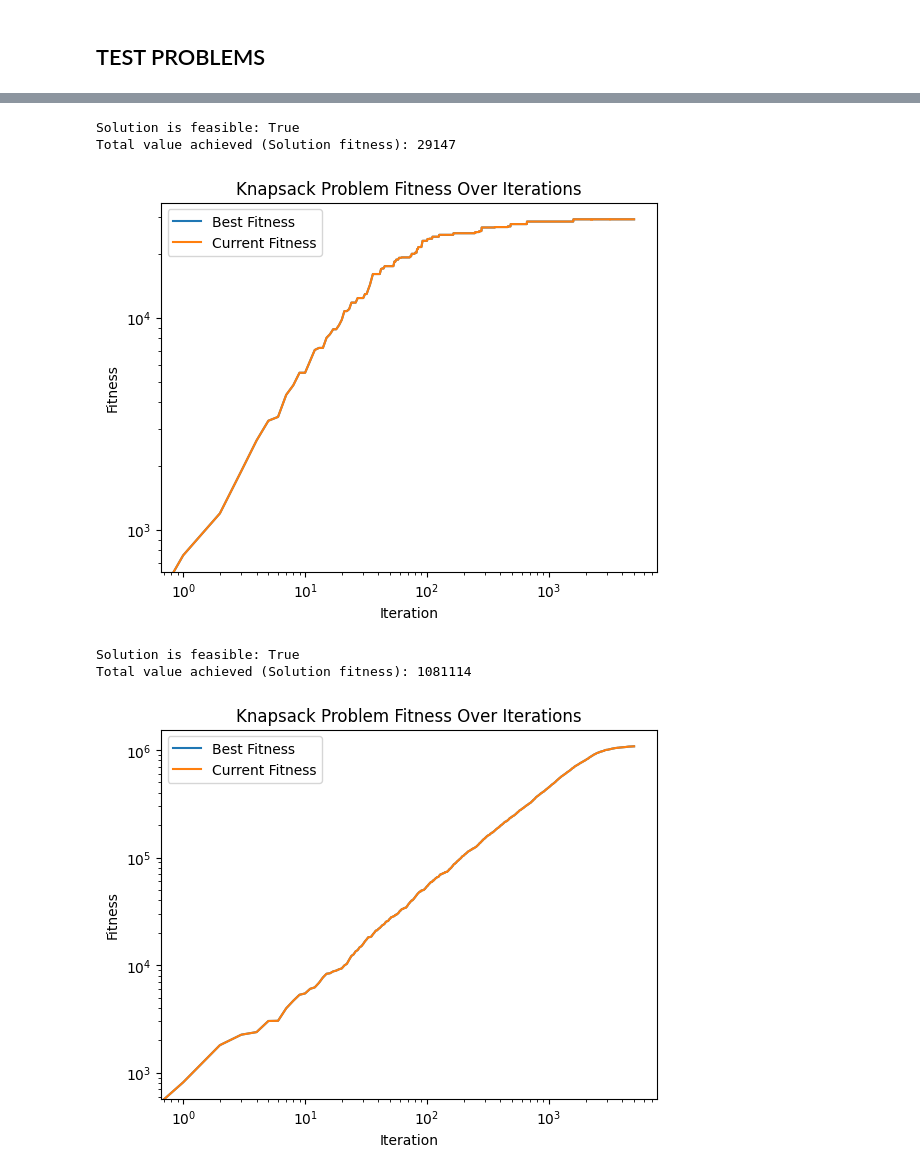
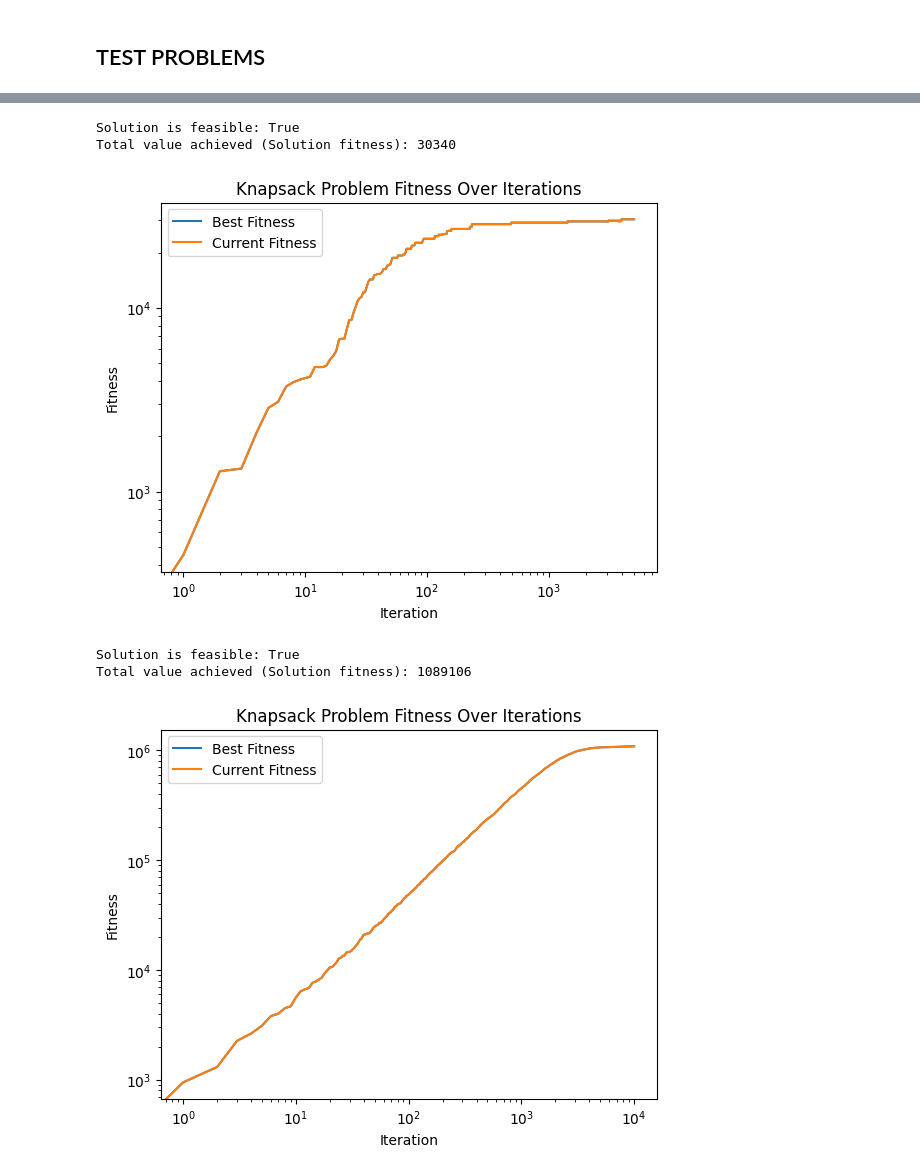
Before and after one commit to FedeCarollo/CI2025_lab1, a Jupyter notebook: knapsack.ipynb, the cells around one changed output, grey strips where cells are left out. Saved outputs shown, nothing was run; the diff lists cells and outputs as text; code cells hidden in the pictures.

Commit message:
Removed random swapping

```diff
--- a/knapsack.ipynb
+++ b/knapsack.ipynb
@@ -38,11 +38,11 @@ class KnapsackSolver:
             solution[knapsack, item] = True
 
         # Randomly swap two items between two knapsacks
-        knapsack1, knapsack2 = np.random.choice(self.num_knapsacks, size=2, replace=False)
-        item1 = np.random.randint(0, self.num_items)
-        item2 = np.random.randint(0, self.num_items)
+        # knapsack1, knapsack2 = np.random.choice(self.num_knapsacks, size=2, replace=False)
+        # item1 = np.random.randint(0, self.num_items)
+        # item2 = np.random.randint(0, self.num_items)
 
-        solution[knapsack1, item1], solution[knapsack2, item2] = solution[knapsack2, item2], solution[knapsack1, item1]
+        # solution[knapsack1, item1], solution[knapsack2, item2] = solution[knapsack2, item2], solution[knapsack1, item1]
 
         return solution
 
@@ -175,8 +175,8 @@ print("Total value achieved (Solution fitness):", fitness)
 solver.plot_knapsack_history()
 # %% [output]
 Solution is feasible: True
-Total value achieved (Solution fitness): 29147
+Total value achieved (Solution fitness): 30340
-[figure, old version]
+[figure, new version]
 # %%
 # Problem 3:
 rng = np.random.default_rng(seed=42)
@@ -188,11 +188,11 @@ WEIGHTS = rng.integers(0, 1000, size=(NUM_ITEMS, NUM_DIMENSIONS))
 CONSTRAINTS = rng.integers(1000 * 10, 1000 * 2 * NUM_ITEMS // NUM_KNAPSACKS, size=(NUM_KNAPSACKS, NUM_DIMENSIONS))
 # %%
 solver = KnapsackSolver(NUM_KNAPSACKS, NUM_ITEMS, NUM_DIMENSIONS, VALUES, WEIGHTS, CONSTRAINTS)
-solution, fitness = solver.solve_knapsack(max_iter=5000, eps=1e-2)
+solution, fitness = solver.solve_knapsack(max_iter=10000, eps=1e-2)
 print("Solution is feasible:", solver.feasible(solution))
 print("Total value achieved (Solution fitness):", fitness)
 solver.plot_knapsack_history()
 # %% [output]
 Solution is feasible: True
-Total value achieved (Solution fitness): 1081114
+Total value achieved (Solution fitness): 1089106
-[figure, old version]
+[figure, new version]
```
Also changed, not shown: parts of 1 cell of this notebook, 1 other file.
